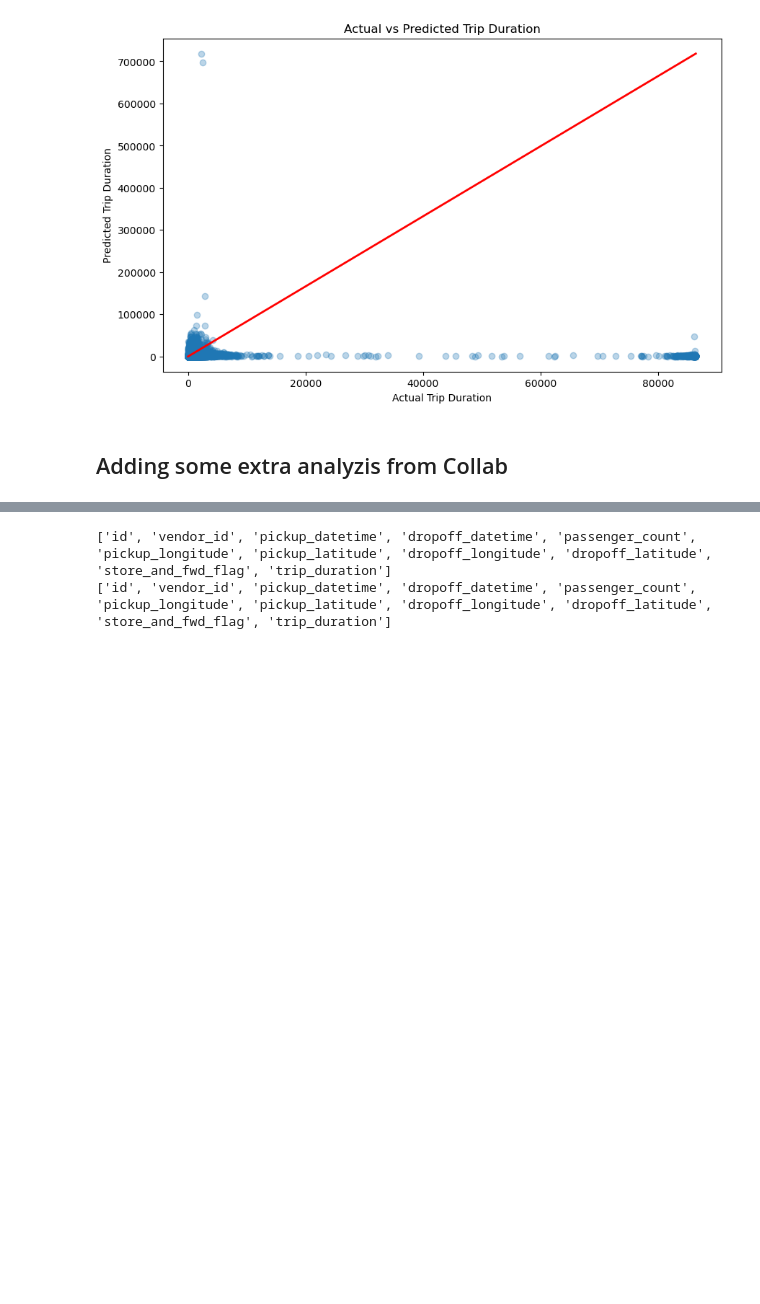
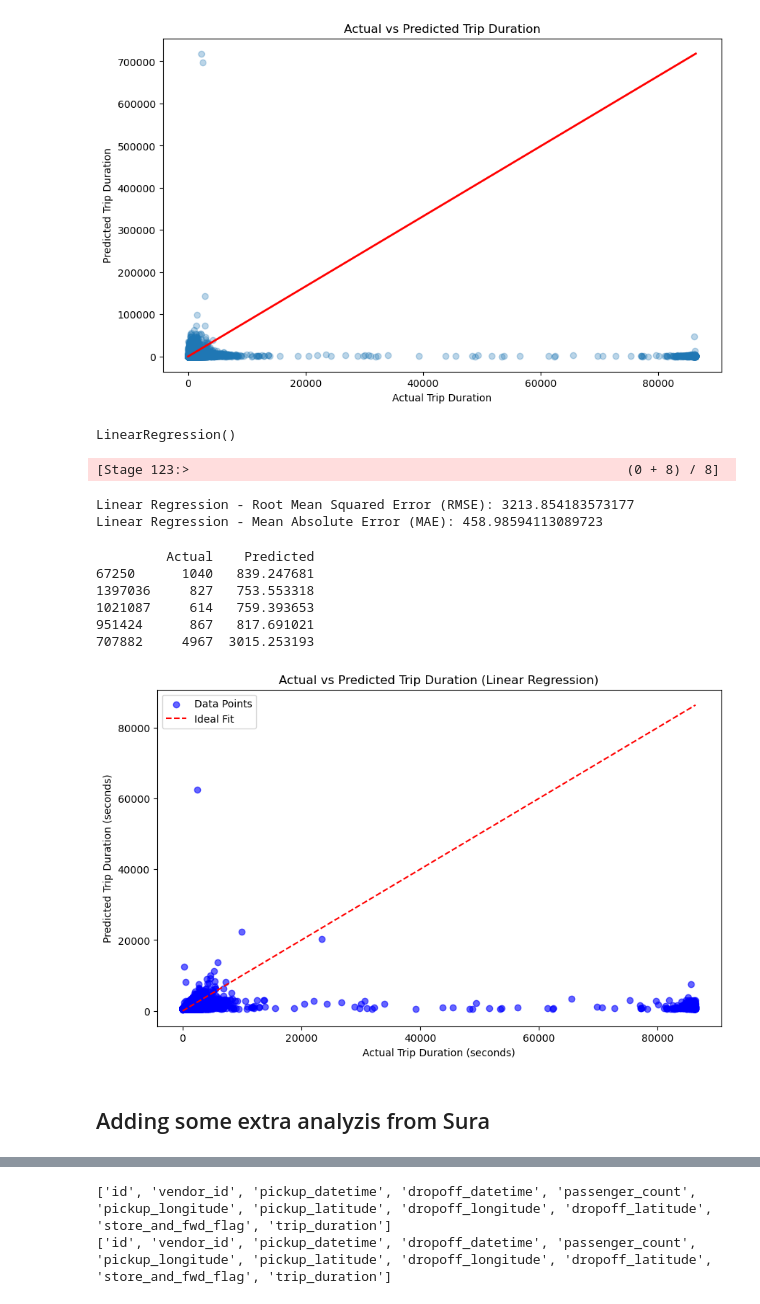
Before and after one commit to FloBeep/Project_4_NYC_TaxiTripData, a Jupyter notebook: local_test_model.ipynb, the cells around one changed output, grey strips where cells are left out. Drawn from its saved outputs; the diff is of its cells as text; code cells hidden in the pictures; blank space fills up the shorter version.

```diff
--- a/local_test_model.ipynb
+++ b/local_test_model.ipynb
@@ -178,0 +183,11 @@ plt.show()
+# %%
+# Initialize and train the Linear Regression model
+lr = LinearRegression()
+lr.fit(X_train, y_train)
+# %% [output]
+LinearRegression()
+# %%
+# Make predictions
+y_pred = lr.predict(X_test)
+# %% [output]
+[Stage 123:>                                                        (0 + 8) / 8]
@@ -179,5 +198,34 @@ plt.show()
+# %%
+# Print evaluation metrics
+print(f"Linear Regression - Root Mean Squared Error (RMSE): {rmse}")
+print(f"Linear Regression - Mean Absolute Error (MAE): {mae}")
+# %% [output]
+Linear Regression - Root Mean Squared Error (RMSE): 3213.854183573177
+Linear Regression - Mean Absolute Error (MAE): 458.98594113089723
+# %%
+# Compare Actual vs Predicted values
+comparison_df = pd.DataFrame({'Actual': y_test, 'Predicted': y_pred})
+print(comparison_df.head())
+# %% [output]
+         Actual    Predicted
+67250      1040   839.247681
+1397036     827   753.553318
+1021087     614   759.393653
+951424      867   817.691021
+707882     4967  3015.253193
+# %%
+plt.figure(figsize=(10, 6))
+plt.scatter(y_test, y_pred, color='blue', label='Data Points', alpha=0.6)
+plt.plot([y_test.min(), y_test.max()], [y_test.min(), y_test.max()], color='red', linestyle='--', label='Ideal Fit')
+plt.xlabel('Actual Trip Duration (seconds)')
+plt.ylabel('Predicted Trip Duration (seconds)')
+plt.title('Actual vs Predicted Trip Duration (Linear Regression)')
+plt.legend()
+plt.show()
+# %% [output]
+[figure, added]
 # %% [markdown]
-## Adding some extra analyzis from Collab
+## Adding some extra analyzis from Sura
 # %%
 #stopping previous spark session to start new one
 spark.stop()
```
Also changed, not shown: parts of 7 cells of this notebook.
